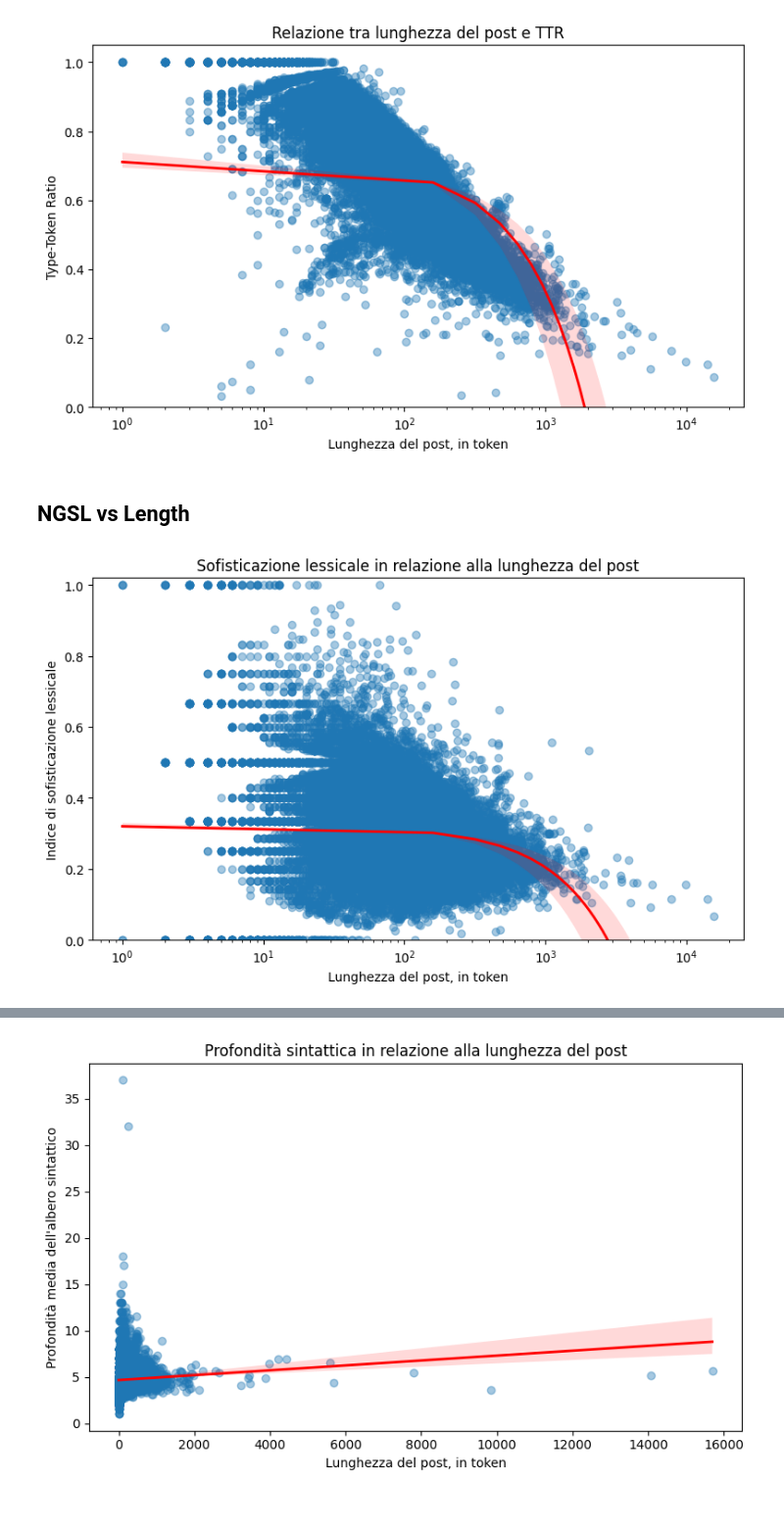
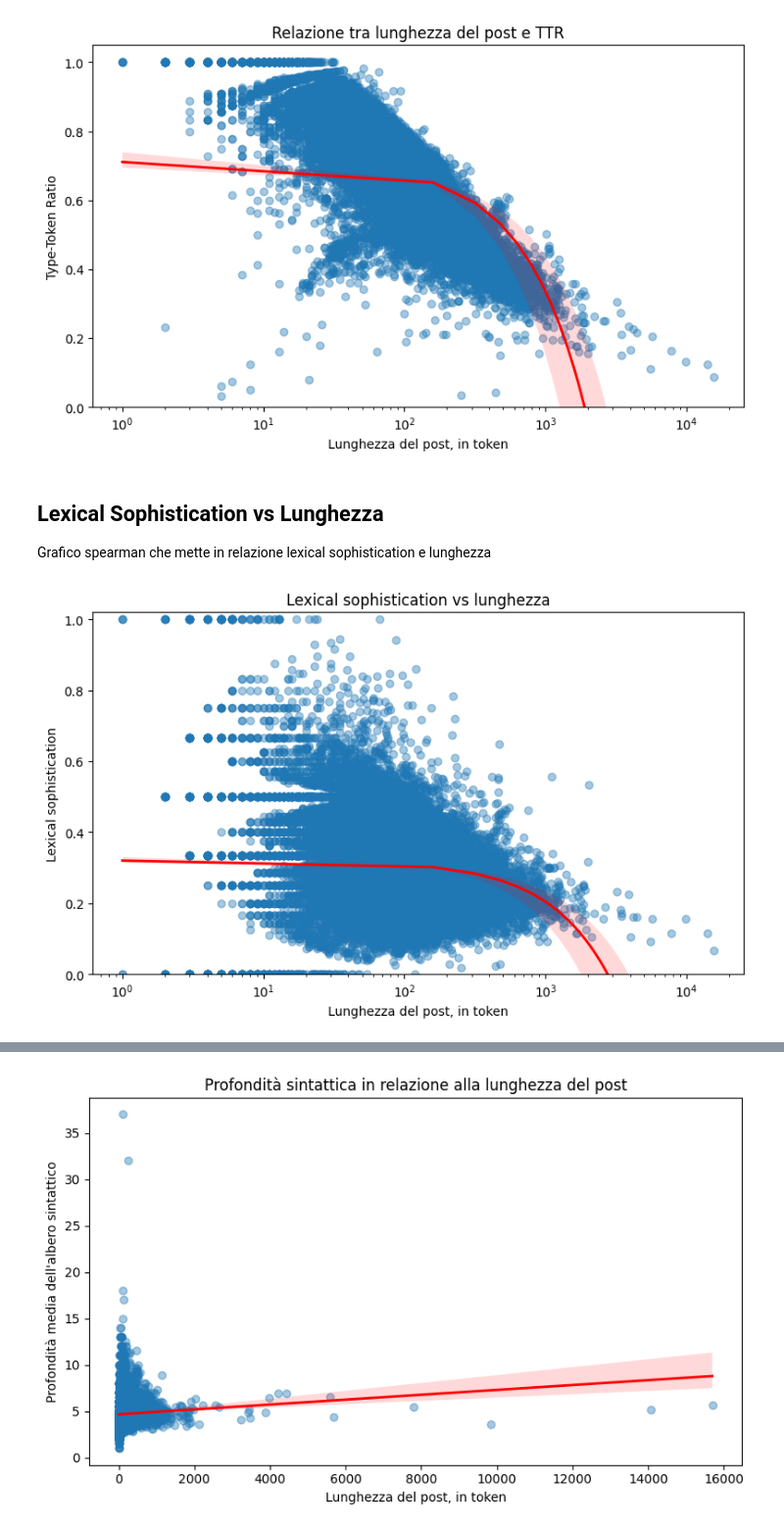
Before and after one commit to in-bloom/progetto_tirocinio, a Jupyter notebook: notebooks/2_analisi_post.ipynb, the cells around one changed output, grey strips where cells are left out. Shown at 98% size. Cells and saved outputs as stored; diff of their text form; code cells hidden in the pictures.

```diff
--- a/notebooks/2_analisi_post.ipynb
+++ b/notebooks/2_analisi_post.ipynb
@@ -170,25 +167,26 @@ plt.show()
 # %% [output]
 [figure]
 # %% [markdown]
-## NGSL vs Length
+## Lexical Sophistication vs Lunghezza
+Grafico spearman che mette in relazione lexical sophistication e lunghezza
 # %%
 plt.figure(figsize=(8, 5))
 
 sns.regplot(
     data=data,
     x="post_length",
     y="lexical_sophistication",
     scatter_kws={"alpha": 0.4},
     line_kws={"linewidth": 2, "color": "red"}
 )
 
 plt.xscale("log")
 plt.ylim(0, 1.02)
 
 plt.xlabel("Lunghezza del post, in token")
-plt.ylabel("Indice di sofisticazione lessicale")
-plt.title("Sofisticazione lessicale in relazione alla lunghezza del post")
+plt.ylabel("Lexical sophistication")
+plt.title("Lexical sophistication vs lunghezza")
 plt.tight_layout()
 plt.show()
 # %% [output]
-[figure, old version]
+[figure, new version]
```
Also changed, not shown: parts of 6 cells of this notebook, 3 other files.
